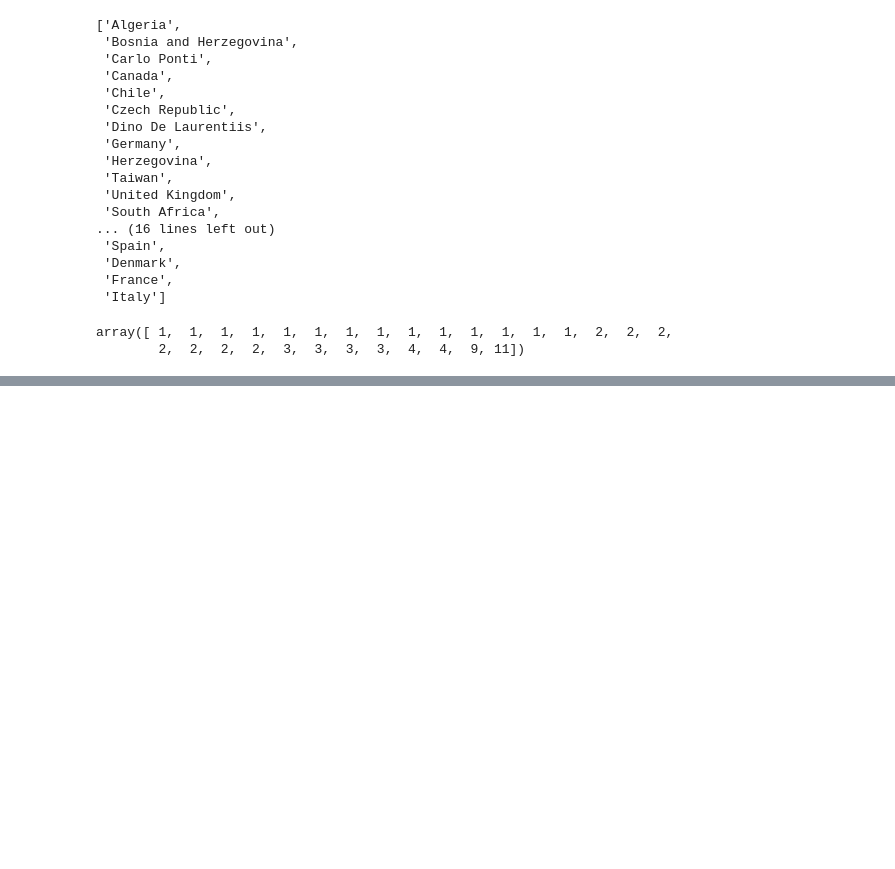
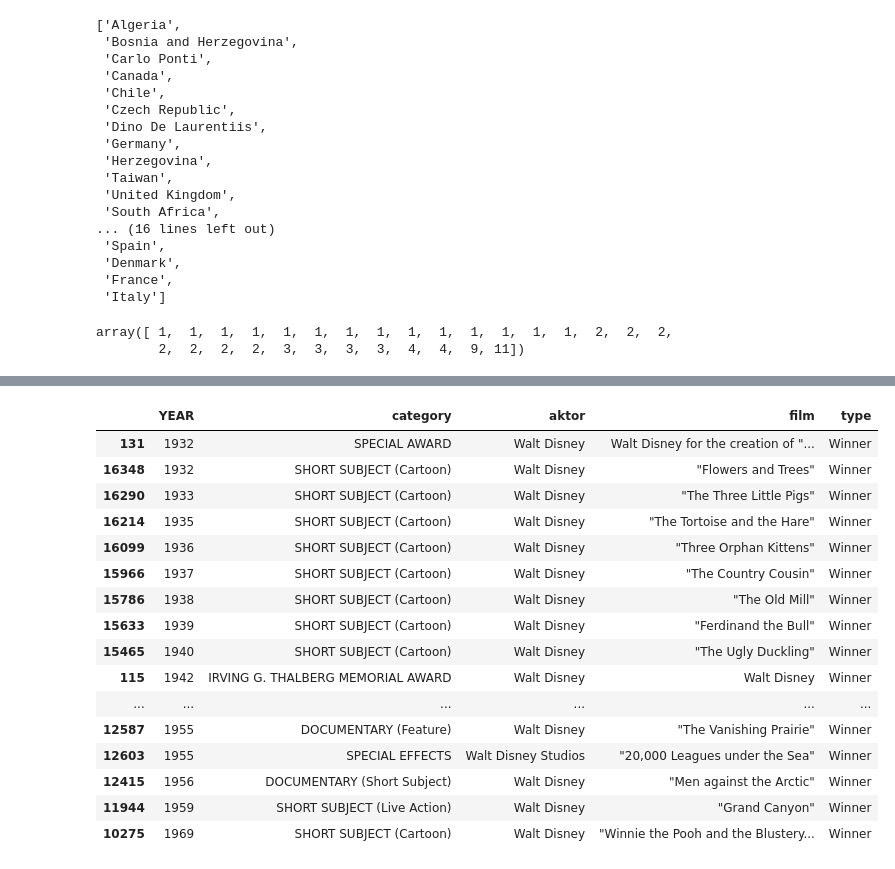
Before and after one commit to KawiorPL/FlaskApp, a Jupyter notebook: Untitled.ipynb, the cells around one changed output, grey strips where cells are left out. Saved outputs shown, nothing was run; the diff lists cells and outputs as text; code cells hidden in the pictures; blank space fills up the shorter version.

Commit message:
zmiana special_award

```diff
--- a/Untitled.ipynb
+++ b/Untitled.ipynb
@@ -2740,5 +2743,21 @@ data.loc[(data['category'].isin(['FOREIGN LANGUAGE FILM','INTERNATIONAL FEATURE
 # %%
-con={}
-for i in updated_thelist.index:
-    con[i]=int(updated_thelist[i].sum())
+df2.loc[(df2['aktor'].str.contains('Disney', case=False)) & (df2['type']=='Winner')].sort_values('YEAR')
+# %% [output]
+|  | YEAR | category | aktor | film | type |
+| 131 | 1932 | SPECIAL AWARD | Walt Disney | Walt Disney for the creation of "... | Winner |
+| 16348 | 1932 | SHORT SUBJECT (Cartoon) | Walt Disney | "Flowers and Trees" | Winner |
+| 16290 | 1933 | SHORT SUBJECT (Cartoon) | Walt Disney | "The Three Little Pigs" | Winner |
+| 16214 | 1935 | SHORT SUBJECT (Cartoon) | Walt Disney | "The Tortoise and the Hare" | Winner |
+| 16099 | 1936 | SHORT SUBJECT (Cartoon) | Walt Disney | "Three Orphan Kittens" | Winner |
+| 15966 | 1937 | SHORT SUBJECT (Cartoon) | Walt Disney | "The Country Cousin" | Winner |
+| 15786 | 1938 | SHORT SUBJECT (Cartoon) | Walt Disney | "The Old Mill" | Winner |
+| 15633 | 1939 | SHORT SUBJECT (Cartoon) | Walt Disney | "Ferdinand the Bull" | Winner |
+| 15465 | 1940 | SHORT SUBJECT (Cartoon) | Walt Disney | "The Ugly Duckling" | Winner |
+| 115 | 1942 | IRVING G. THALBERG MEMORIAL AWARD | Walt Disney | Walt Disney | Winner |
+| ... | ... | ... | ... | ... | ... |
+| 12587 | 1955 | DOCUMENTARY (Feature) | Walt Disney | "The Vanishing Prairie" | Winner |
+| 12603 | 1955 | SPECIAL EFFECTS | Walt Disney Studios | "20,000 Leagues under the Sea" | Winner |
+| 12415 | 1956 | DOCUMENTARY (Short Subject) | Walt Disney | "Men against the Arctic" | Winner |
+| 11944 | 1959 | SHORT SUBJECT (Live Action) | Walt Disney | "Grand Canyon" | Winner |
+| 10275 | 1969 | SHORT SUBJECT (Cartoon) | Walt Disney | "Winnie the Pooh and the Blustery... | Winner |
 # %%
```
Also changed, not shown: parts of 14 cells of this notebook, 4 other files.
